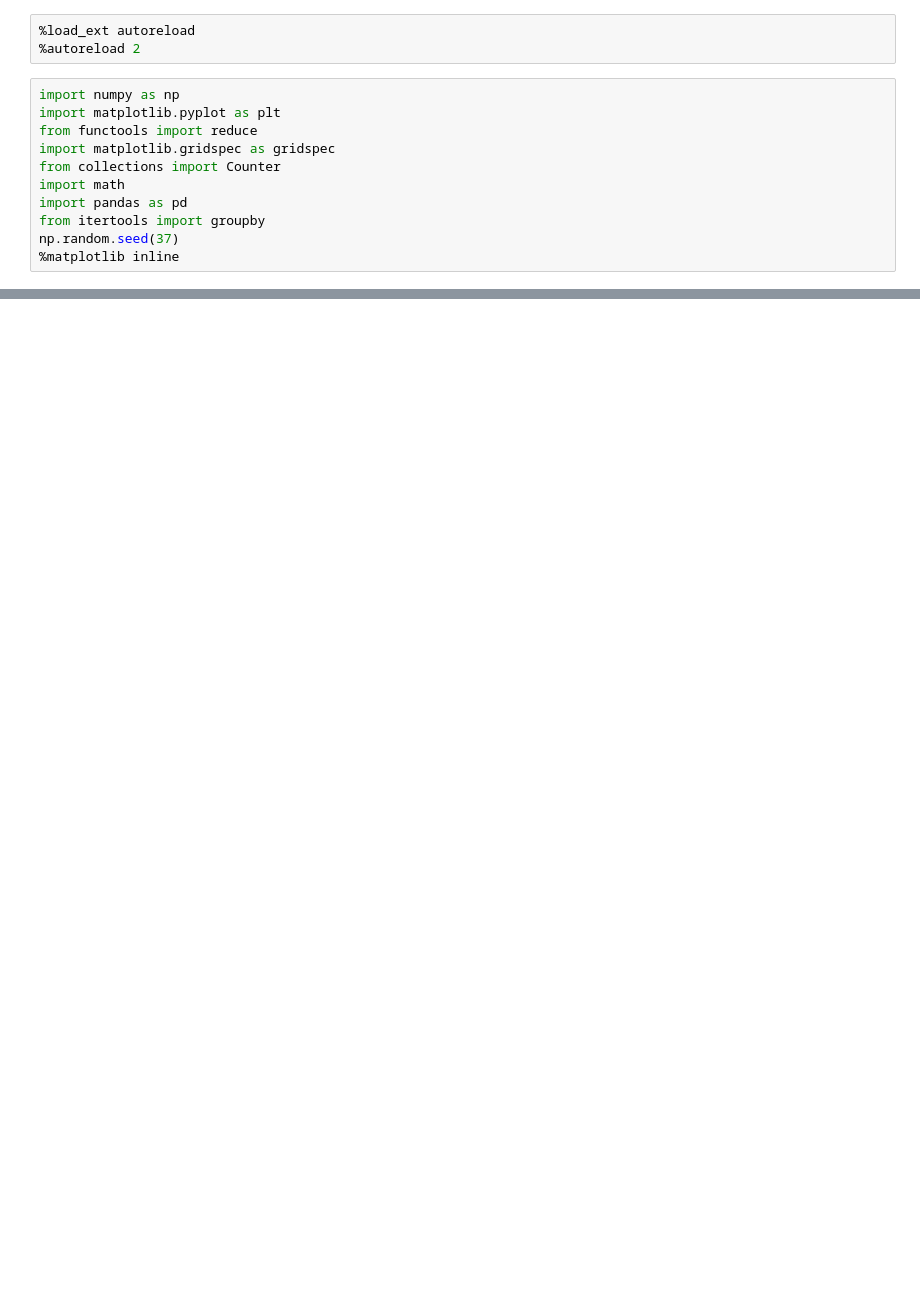
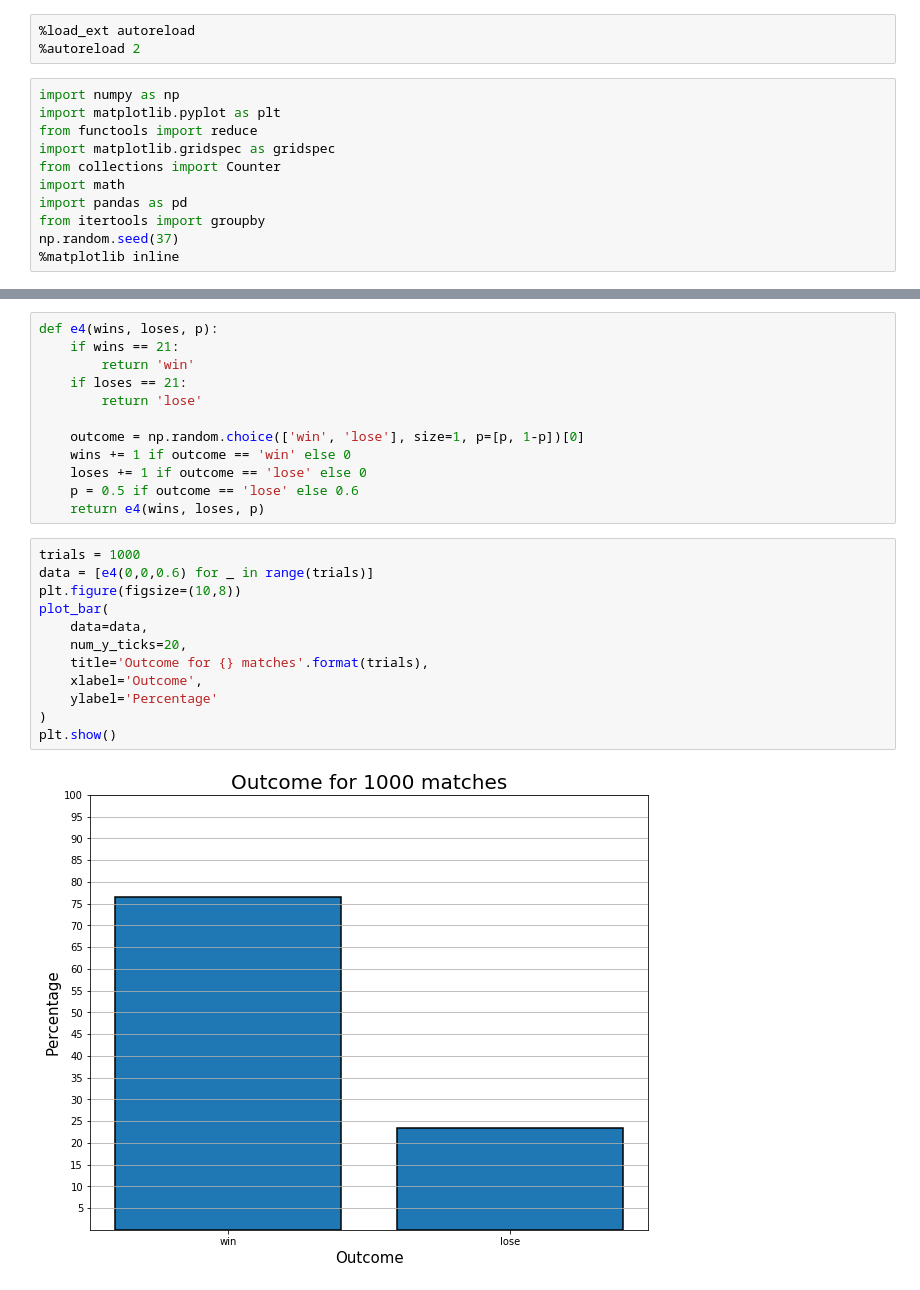
Before and after one commit to kolikaran1992/Introduction-To-Probability-Dartmouth, a Jupyter notebook: Chapter 1 Solutions.ipynb, the cells around one changed output, grey strips where cells are left out. Cells and saved outputs as stored; diff of their text form; blank space fills up the shorter version.

```diff
--- a/Chapter 1 Solutions.ipynb
+++ b/Chapter 1 Solutions.ipynb
@@ -60,0 +187,26 @@ plt.show()
+# %%
+def e4(wins, loses, p):
+    if wins == 21:
+        return 'win'
+    if loses == 21:
+        return 'lose'
+
+    outcome = np.random.choice(['win', 'lose'], size=1, p=[p, 1-p])[0]
+    wins += 1 if outcome == 'win' else 0
+    loses += 1 if outcome == 'lose' else 0
+    p = 0.5 if outcome == 'lose' else 0.6
+    return e4(wins, loses, p)
+# %%
+trials = 1000
+data = [e4(0,0,0.6) for _ in range(trials)]
+plt.figure(figsize=(10,8))
+plot_bar(
+    data=data,
+    num_y_ticks=20,
+    title='Outcome for {} matches'.format(trials),
+    xlabel='Outcome',
+    ylabel='Percentage'
+)
+plt.show()
+# %% [output]
+[figure, added]
```
Also changed, not shown: parts of 54 cells of this notebook, 1 other file.
